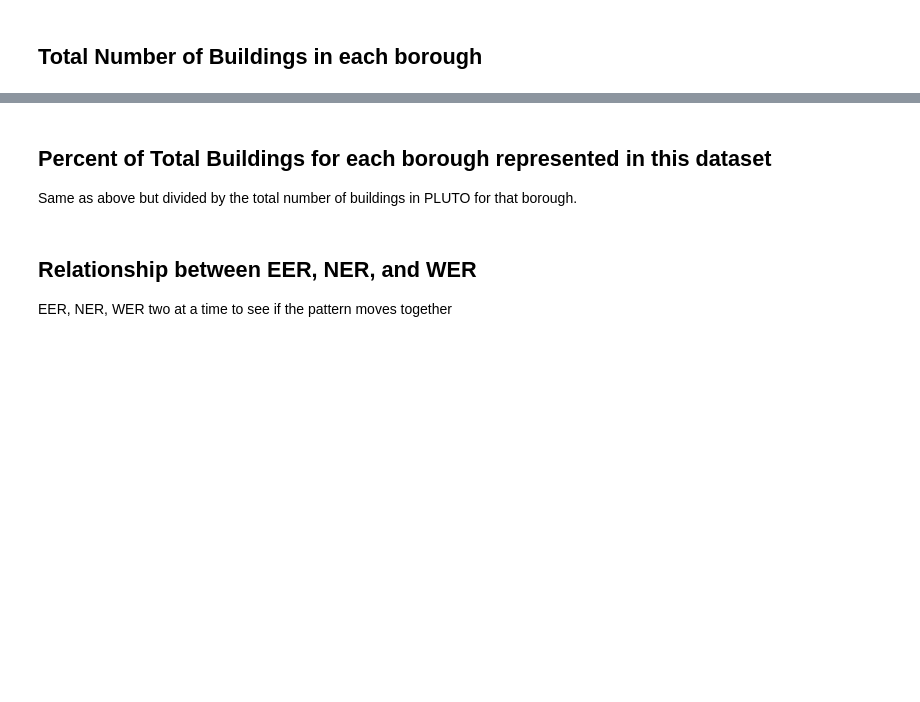
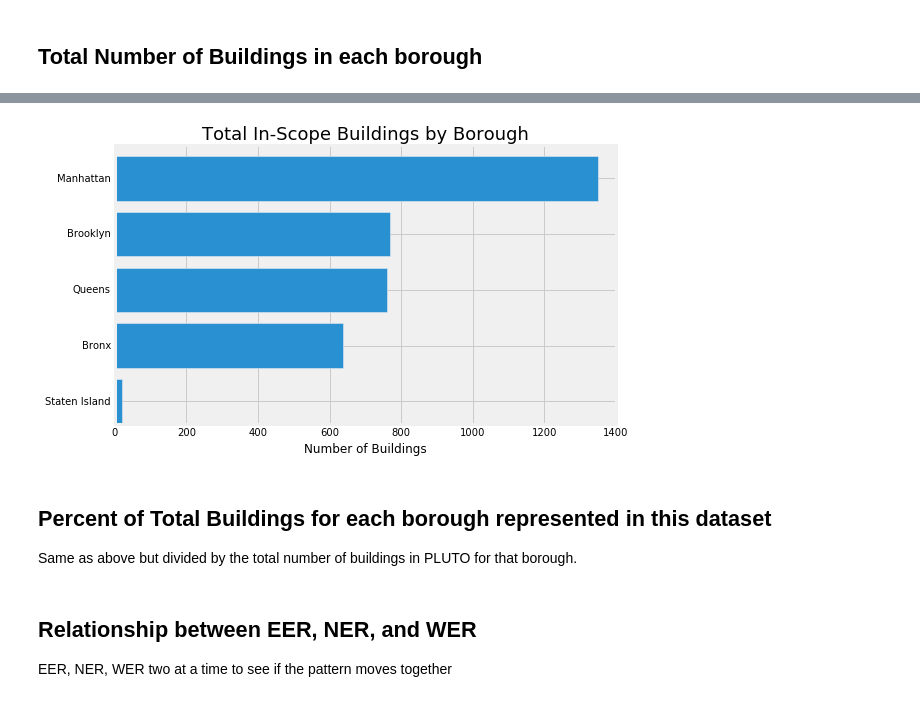
Before and after one commit to td928/CAUI_team1_Final_Project, a Jupyter notebook: Visualization.ipynb, the cells around one changed output, grey strips where cells are left out. Cells and saved outputs as stored; diff of their text form; code cells hidden in the pictures; blank space fills up the shorter version.

```diff
--- a/Visualization.ipynb
+++ b/Visualization.ipynb
@@ -154,14 +190,16 @@ KeyError: 'water_intensity'
 # %%
-plt.figure(figsize=(15, 6))
+plt.figure(figsize=(8, 5))
 
 # Get counts
 prop = df.groupby('Borough').count()['ZipCode'].sort_values()
 xprop = np.arange(len(prop))
 
-plt.barh(xprop, prop.values * 100.)
-plt.title('Total In-Scope Buildings by Borough')
-plt.xlabel('Number of Total Buildings Reporting')
+plt.barh(xprop, prop.values, color=[np.array([41, 144, 210]) / 255.])
+plt.title('Total In-Scope Buildings by Borough', fontsize=18)
+plt.xlabel('Number of Buildings')
 plt.yticks(xprop + 0.4, prop.index);
+# %% [output]
+[figure, added]
 # %% [markdown]
 ## Percent of Total Buildings for each borough represented in this dataset
 Same as above but divided by the total number of buildings in PLUTO for that borough.
```
Also changed, not shown: parts of 7 cells of this notebook, 11 other files.
